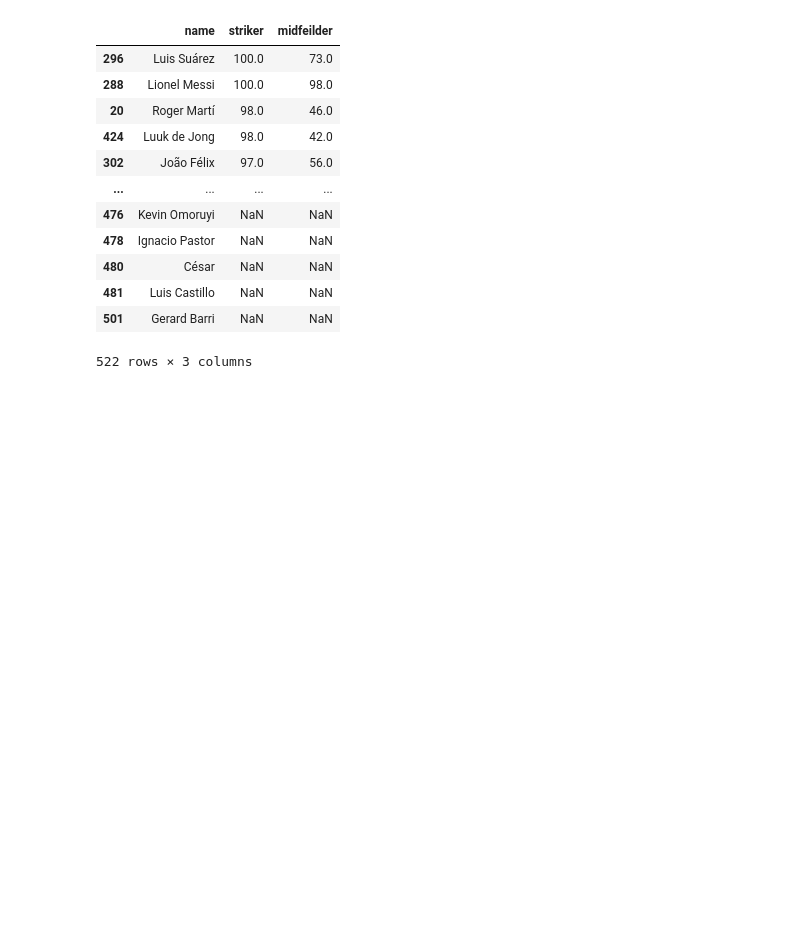
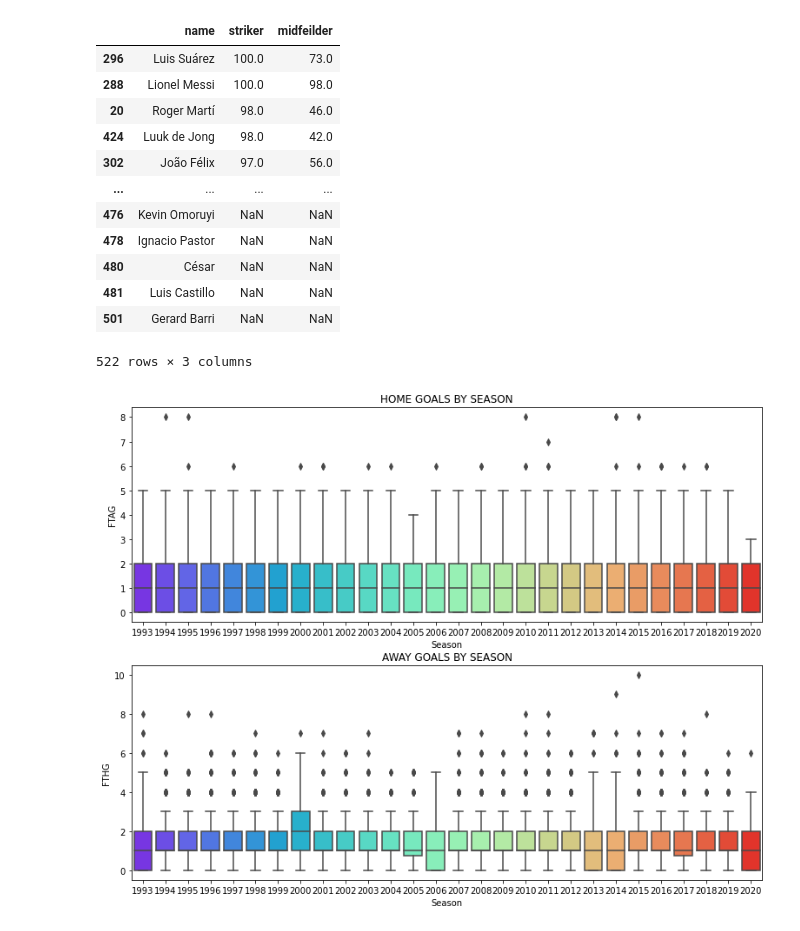
Before and after one commit to gagan2005/Soccer_Prediction_And_DataAnalysis, a Jupyter notebook: main.ipynb, the cells around one changed output. Drawn from its saved outputs; the diff is of its cells as text; code cells hidden in the pictures; blank space fills up the shorter version.

Commit message:
Added box plot for home and away goals

```diff
--- a/main.ipynb
+++ b/main.ipynb
@@ -257,3 +258,14 @@ finalscores.sort_values(by="striker",ascending=False)
 | 481 | Luis Castillo | NaN | NaN |
 | 501 | Gerard Barri | NaN | NaN |
 522 rows × 3 columns
+# %%
+plt.figure(figsize=(13,10))
+plt.subplot(211)
+sns.boxplot(x = matches["Season"],y = matches["FTAG"],palette="rainbow")
+plt.title("HOME GOALS BY SEASON")
+plt.subplot(212)
+sns.boxplot(x = matches["Season"],y = matches["FTHG"],palette="rainbow")
+plt.title("AWAY GOALS BY SEASON")
+plt.show()
+# %% [output]
+[figure, added]
```
Also changed, not shown: parts of 7 cells of this notebook.
